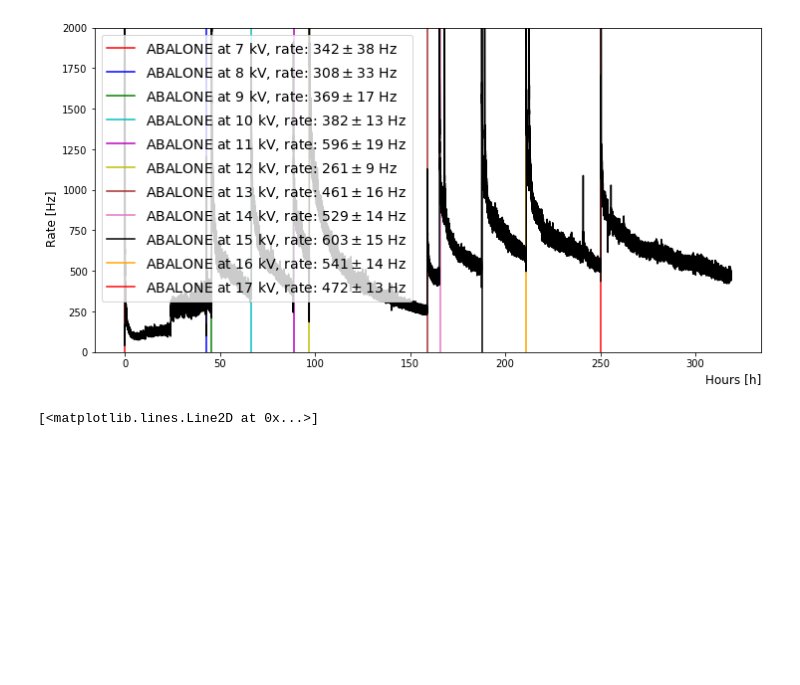
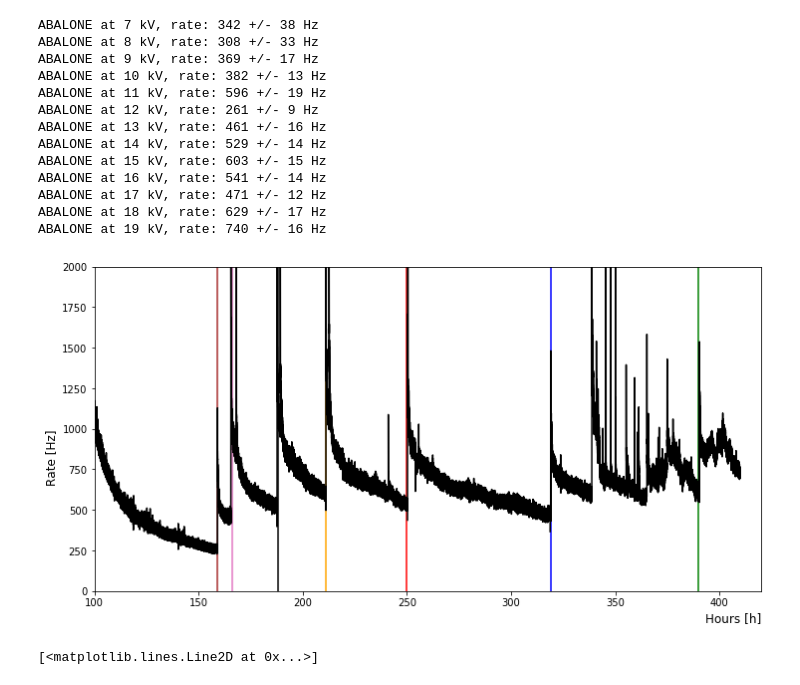
Before and after one commit to valerioda/abalone, a Jupyter notebook: abalone_rate.ipynb, the cells around one changed output. Saved outputs shown, nothing was run; the diff lists cells and outputs as text; code cells hidden in the pictures; blank space fills up the shorter version.

Commit message:
Simulation analysis ABALONE at 17-20kV

```diff
--- a/abalone_rate.ipynb
+++ b/abalone_rate.ipynb
@@ -42,7 +42,8 @@ def plot_rate(file, int1=(21000,32000),int2=(50000,70000),avolt=13):
 def moving_average(x, w):
     return np.convolve(x, np.ones(w), 'same') / w
 def plot_all_rate(file1, file2 = None, file3 = None, file4 = None, file5 = None, file6 = None, file7 = None,
-                  file8 = None, file9 = None, file10 = None, file11 = None, file12 = None,
+                  file8 = None, file9 = None, file10 = None, file11 = None, file12 = None, file13 = None,
+                  file14 = None, file15 = None,
                   hours = (13,14,15,16,17,18), avolts = (13,14,15,16,17,18), width = 1,
                   ylim = None, xlim = None ):
     data = pd.read_csv(file1,delimiter="\s+", skiprows=14,
@@ -91,6 +92,18 @@ def plot_all_rate(file1, file2 = None, file3 = None, file4 = None, file5 = None,
         df12 = pd.read_csv(file12,delimiter="\s+", skiprows=14,
                           names=['a','b','c','d','e','f','rate','g','h','i','sec'])
         data = data.append(df12, ignore_index=True)
+    if file13 is not None:
+        df13 = pd.read_csv(file13,delimiter="\s+", skiprows=14,
+                          names=['a','b','c','d','e','f','rate','g','h','i','sec'])
+        data = data.append(df13, ignore_index=True)
+    if file14 is not None:
+        df14 = pd.read_csv(file14,delimiter="\s+", skiprows=14,
+                          names=['a','b','c','d','e','f','rate','g','h','i','sec'])
+        data = data.append(df14, ignore_index=True)
+    if file15 is not None:
+        df15 = pd.read_csv(file15,delimiter="\s+", skiprows=14,
+                          names=['a','b','c','d','e','f','rate','g','h','i','sec'])
+        data = data.append(df15, ignore_index=True)
     plt.figure(figsize=(12,6))
     plt.xlabel('Hours [h]', ha='right',x=1,fontsize=12)
     plt.ylabel('Rate [Hz]', ha='right',x=1,fontsize=12)
@@ -101,8 +114,8 @@ def plot_all_rate(file1, file2 = None, file3 = None, file4 = None, file5 = None,
     #)
     time = data.index*2/3600
     rate = moving_average(data['rate'], width)
-    colors = ['r','b','g','c','m','y','brown','tab:pink','black','orange','r','b']
-    means = np.zeros(12)
+    colors = ['r','b','g','c','m','y','brown','tab:pink','black','orange','r','b','g','c','m','y']
+    means = np.zeros(15)
     for i, [hour, avolt, color] in enumerate(zip(hours, avolts, colors)):
         try: ll, rr = hours[i+1]-1,hours[i+1]-0.5
         except: ll, rr = time[-1]-0.5,time[-1]
@@ -111,13 +124,14 @@ def plot_all_rate(file1, file2 = None, file3 = None, file4 = None, file5 = None,
         std = np.std(rate[ill:irr])
         #print(ll,rr,ill,irr,means[i],std)
         plt.axvline(hour,label=f'ABALONE at {avolt} kV, rate: ${means[i]:.0f}\pm{std:.0f}$ Hz',c=color)
+        print(f'ABALONE at {avolt} kV, rate: {means[i]:.0f} +/- {std:.0f} Hz')
         #plt.axvspan(ll,rr,color='r',alpha=0.2)
     if xlim is not None: plt.xlim(xlim[0],xlim[1])
     if ylim is not None: plt.ylim(ylim[0],ylim[1])
     plt.plot(time,rate,c='black')
     #plt.title(f'ABALONE at {avolt} kV')
     #print(data['rate'])
-    plt.legend(fontsize=14)
+    #plt.legend(fontsize=14)
     return avolts, means
 # %%
 file7 = '/data/abalone/ABALONE_RampingUp/2021_08_23_Rate_7kV.txt'
@@ -132,13 +146,30 @@ file15 = '/data/abalone/ABALONE_RampingUp/2021_08_31_Rate_15kV.txt'
 file16 = '/data/abalone/ABALONE_RampingUp/2021_09_01_Rate_16kV.txt'
 file17 = '/data/abalone/ABALONE_RampingUp/2021_09_03_Rate_17kV.txt'
 file17b = '/data/abalone/ABALONE_RampingUp/2021_09_03_Rate_17kV_bis.txt'
+file18 = '/data/abalone/ABALONE_RampingUp/2021_09_06_Rate_18kV.txt'
+file18b = '/data/abalone/ABALONE_RampingUp/2021_09_08_Rate_18kV_bis.txt'
+file19 = '/data/abalone/ABALONE_RampingUp/2021_09_09_Rate_19kV.txt'
 # %%
-avolts, means = plot_all_rate(file7, file8, file9, file10,file11,file12,file13,file14,file15,file16,file17,file17b,
-                              hours=(0.2,42.8,45.6,66.5,89,97,159,166,188,211,250),
-                              avolts=(7,8,9,10,11,12,13,14,15,16,17),
-                              ylim=(0,2000), width = 2)
+avolts, means = plot_all_rate(file7,file8,file9,file10,file11,file12,file13,file14,file15,file16,file17,file17b,
+                              file18,file18b,file19,
+                              hours=(0.2,42.8,45.6,66.5,89,97,159,166,188,211,250,319,390),
+                              avolts=(7,8,9,10,11,12,13,14,15,16,17,18,19),
+                              ylim=(0,2000), xlim=(100,420),width = 2)
 # %% [output]
+ABALONE at 7 kV, rate: 342 +/- 38 Hz
+ABALONE at 8 kV, rate: 308 +/- 33 Hz
+ABALONE at 9 kV, rate: 369 +/- 17 Hz
+ABALONE at 10 kV, rate: 382 +/- 13 Hz
+ABALONE at 11 kV, rate: 596 +/- 19 Hz
+ABALONE at 12 kV, rate: 261 +/- 9 Hz
+ABALONE at 13 kV, rate: 461 +/- 16 Hz
+ABALONE at 14 kV, rate: 529 +/- 14 Hz
+ABALONE at 15 kV, rate: 603 +/- 15 Hz
+ABALONE at 16 kV, rate: 541 +/- 14 Hz
+ABALONE at 17 kV, rate: 471 +/- 12 Hz
+ABALONE at 18 kV, rate: 629 +/- 17 Hz
+ABALONE at 19 kV, rate: 740 +/- 16 Hz
-[figure, old version]
+[figure, new version]
 # %%
 plt.figure(figsize=(12,6))
 plt.xlabel('ABALONE Voltage [kV]', ha='right',x=1,fontsize=12)
```
Also changed, not shown: 29 other files.
